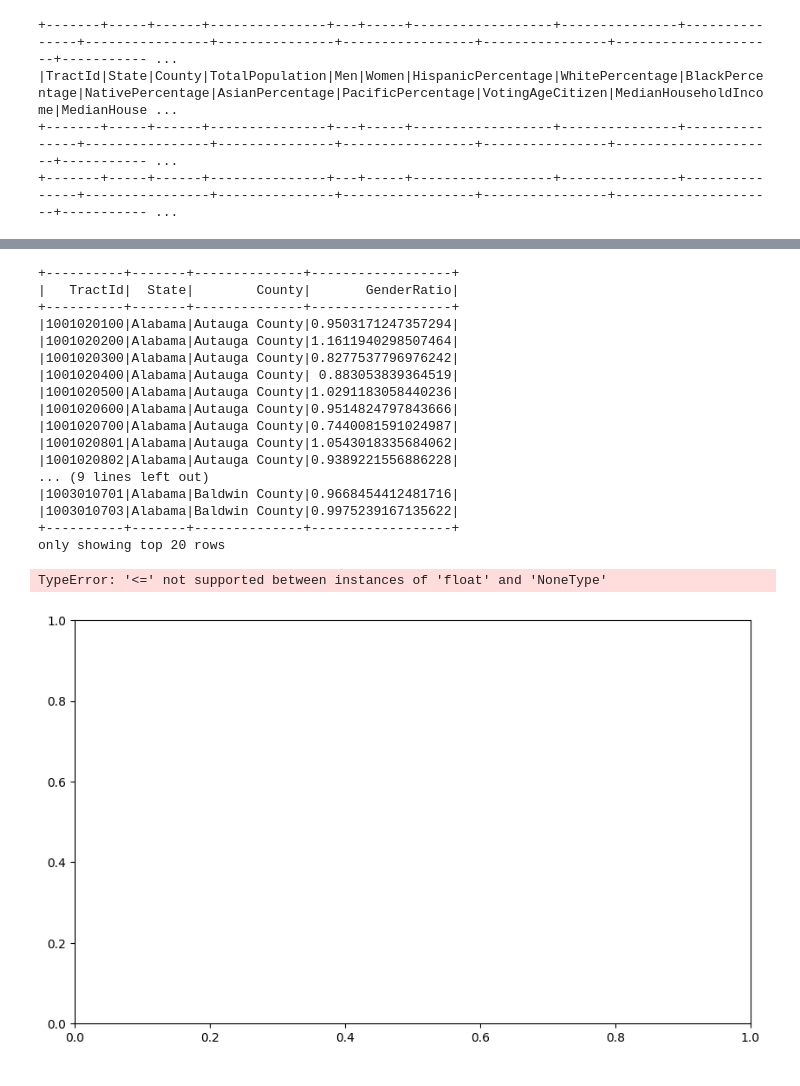
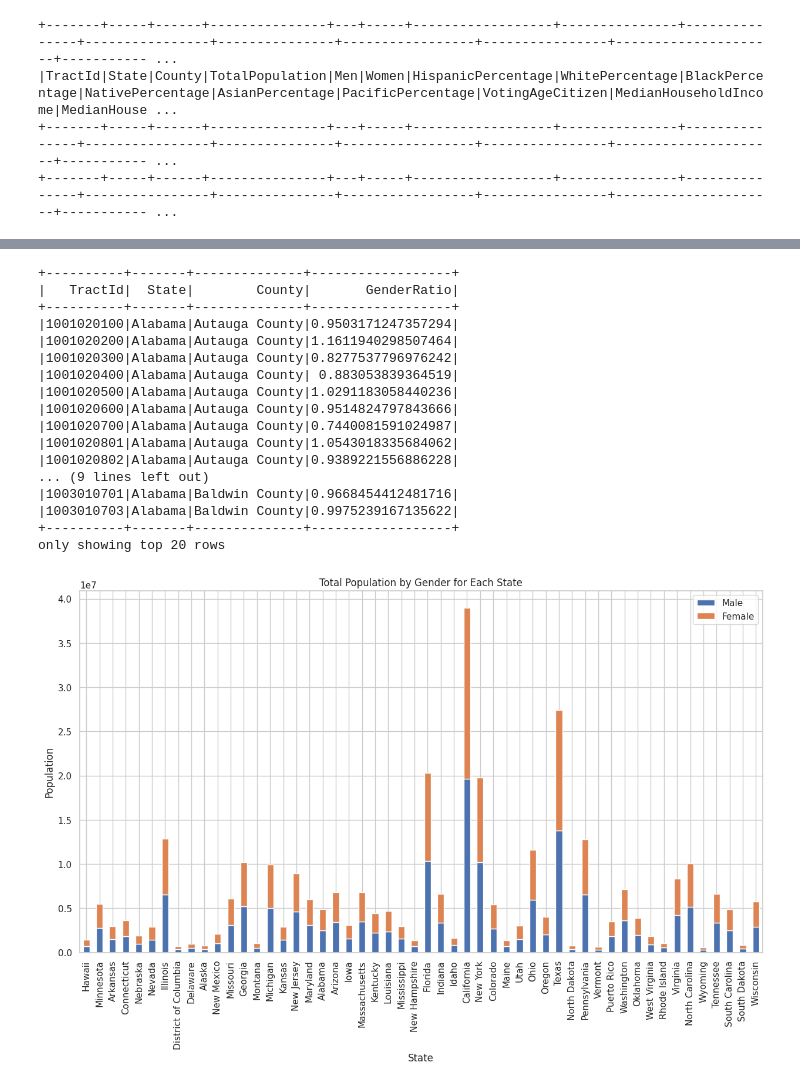
Before and after one commit to emanfj/Healthcare-Disparities-Analysis, a Jupyter notebook: census_2017.ipynb, the cells around one changed output, grey strips where cells are left out. Saved outputs shown, nothing was run; the diff lists cells and outputs as text; code cells hidden in the pictures.

```diff
--- a/census_2017.ipynb
+++ b/census_2017.ipynb
@@ -298,47 +367,42 @@ only showing top 20 rows
 # %%
 """deriving column for gender ratio of men to women
 values less than 1 indicate more men than women
 values more than 1 indicate more women than men
 value exactly at 1 indicates equal population of men and women"""
 
 demographics = demographics.withColumn('GenderRatio', col('Men') / col('Women'))
 
 demographics.select('TractId', 'State', 'County', 'GenderRatio').show()
 
-# collecting data for visualization
-gender_ratio_data = demographics.select('GenderRatio').collect()
-gender_ratios = [row['GenderRatio'] for row in gender_ratio_data]
+# aggregate data to get total male and female populations for each state
+state_population = demographics.groupBy('State').agg({'Men': 'sum', 'Women': 'sum'}).toPandas()
 
-# plotting the histogram
-plt.figure(figsize=(10, 6))
-plt.hist(gender_ratios, bins=30, edgecolor='black', color='skyblue')
-plt.title('Distribution of Gender Ratios (Men to Women)')
-plt.xlabel('Gender Ratio (Men/Women)')
-plt.ylabel('Number of Census Tracts')
-plt.axvline(x=1, color='red', linestyle='--', label='Equal Population Line')
-plt.legend()
-plt.grid(True)
+# plotting stacked bar chart
+state_population.plot(kind='bar', stacked=True, x='State', figsize=(15, 8))
+plt.title('Total Population by Gender for Each State')
+plt.xlabel('State')
+plt.ylabel('Population')
+plt.legend(['Male', 'Female'])
 plt.show()
 # %% [output]
 +----------+-------+--------------+------------------+
 |   TractId|  State|        County|       GenderRatio|
 +----------+-------+--------------+------------------+
 |1001020100|Alabama|Autauga County|0.9503171247357294|
 |1001020200|Alabama|Autauga County|1.1611940298507464|
 |1001020300|Alabama|Autauga County|0.8277537796976242|
 |1001020400|Alabama|Autauga County| 0.883053839364519|
 |1001020500|Alabama|Autauga County|1.0291183058440236|
 |1001020600|Alabama|Autauga County|0.9514824797843666|
 |1001020700|Alabama|Autauga County|0.7440081591024987|
 |1001020801|Alabama|Autauga County|1.0543018335684062|
 |1001020802|Alabama|Autauga County|0.9389221556886228|
 ... (9 lines left out)
 |1003010701|Alabama|Baldwin County|0.9668454412481716|
 |1003010703|Alabama|Baldwin County|0.9975239167135622|
 +----------+-------+--------------+------------------+
 only showing top 20 rows
-TypeError: '<=' not supported between instances of 'float' and 'NoneType'
-[figure, old version]
+[figure, new version]
 # %%
 # deriving column for most common mode of commute
 commute_methods = ['Drive', 'Carpool', 'Transit', 'Walk', 'OtherTransportation', 'WorkAtHome']
```
Also changed, not shown: parts of 9 cells of this notebook.
